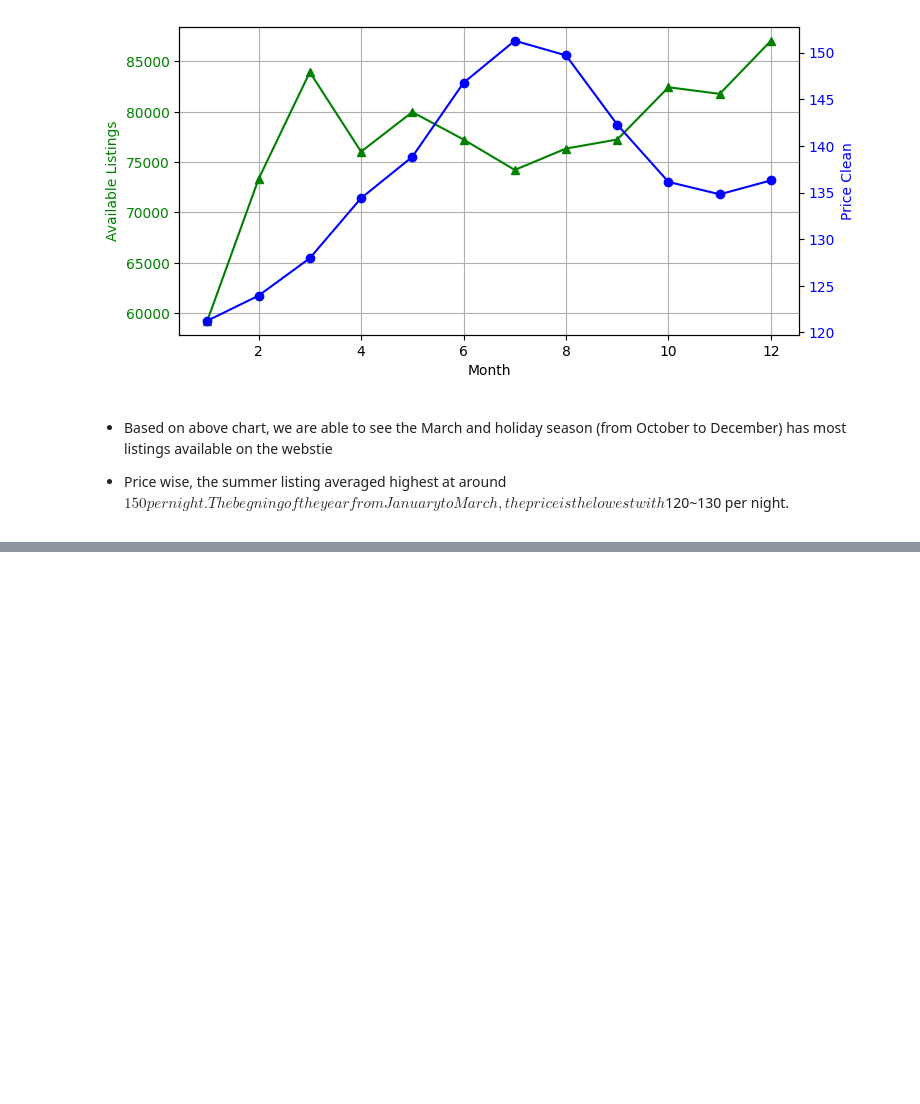
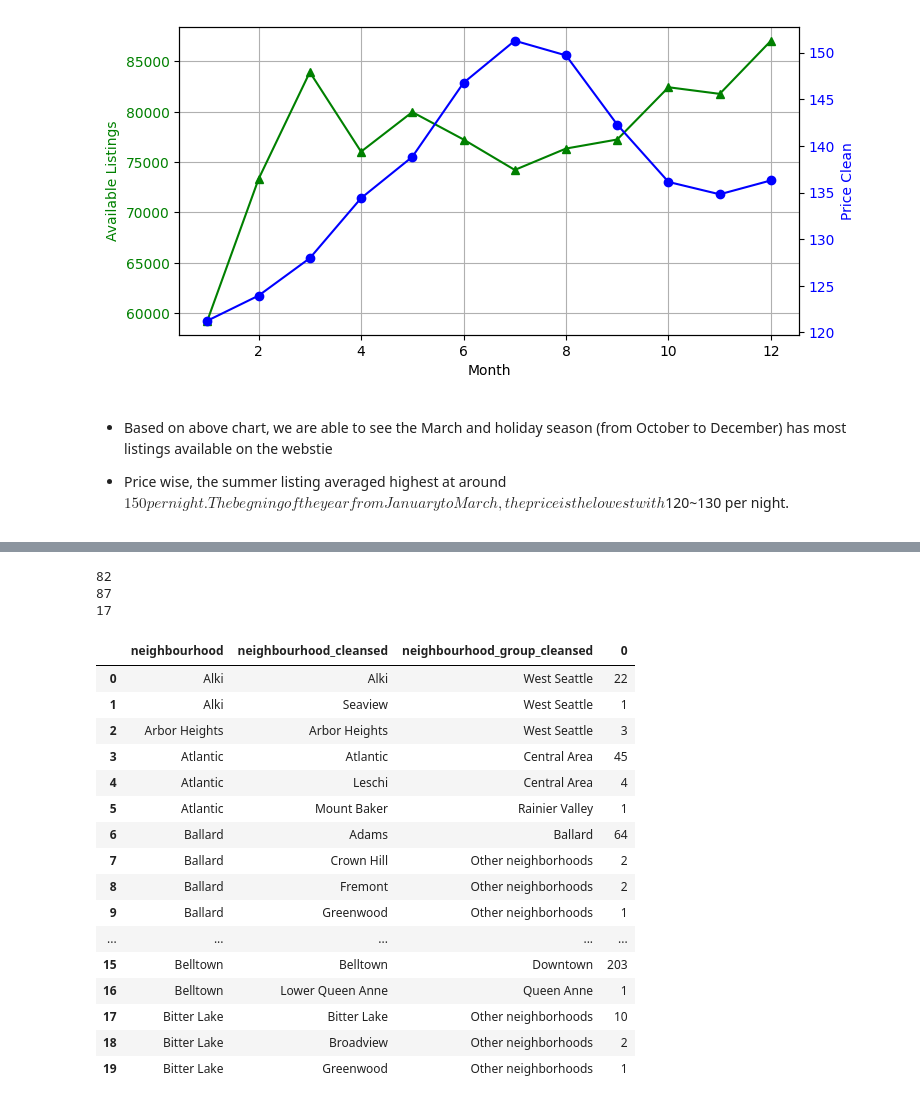
Before and after one commit to wxzhao15/DS_AirbnbDataEDA, a Jupyter notebook: main.ipynb, the cells around one changed output, grey strips where cells are left out. Drawn from its saved outputs; the diff is of its cells as text; code cells hidden in the pictures; blank space fills up the shorter version.

```diff
--- a/main.ipynb
+++ b/main.ipynb
@@ -279,0 +290,32 @@ Q: Which neighborhood is pricey which are not?
+# %%
+"""
+based on this part of exploration, we are able to see that neighbourhood_group_cleansed
+are for a higher level area groups. In order to know the neighborhood better, we will
+choose to use the more granular level feature here - neighbourhood_cleansed
+ """
+
+print(len(df_price_clean['neighbourhood'].unique()))
+print(len(df_price_clean['neighbourhood_cleansed'].unique()))
+print(len(df_price_clean['neighbourhood_group_cleansed'].unique()))
+df_price_clean.groupby(['neighbourhood','neighbourhood_cleansed','neighbourhood_group_cleansed']).size().reset_index().head(20)
+# %% [output]
+82
+87
+17
+|  | neighbourhood | neighbourhood_cleansed | neighbourhood_group_cleansed | 0 |
+| 0 | Alki | Alki | West Seattle | 22 |
+| 1 | Alki | Seaview | West Seattle | 1 |
+| 2 | Arbor Heights | Arbor Heights | West Seattle | 3 |
+| 3 | Atlantic | Atlantic | Central Area | 45 |
+| 4 | Atlantic | Leschi | Central Area | 4 |
+| 5 | Atlantic | Mount Baker | Rainier Valley | 1 |
+| 6 | Ballard | Adams | Ballard | 64 |
+| 7 | Ballard | Crown Hill | Other neighborhoods | 2 |
+| 8 | Ballard | Fremont | Other neighborhoods | 2 |
+| 9 | Ballard | Greenwood | Other neighborhoods | 1 |
+| ... | ... | ... | ... | ... |
+| 15 | Belltown | Belltown | Downtown | 203 |
+| 16 | Belltown | Lower Queen Anne | Queen Anne | 1 |
+| 17 | Bitter Lake | Bitter Lake | Other neighborhoods | 10 |
+| 18 | Bitter Lake | Broadview | Other neighborhoods | 2 |
+| 19 | Bitter Lake | Greenwood | Other neighborhoods | 1 |
```
Also changed, not shown: parts of 6 cells of this notebook.
